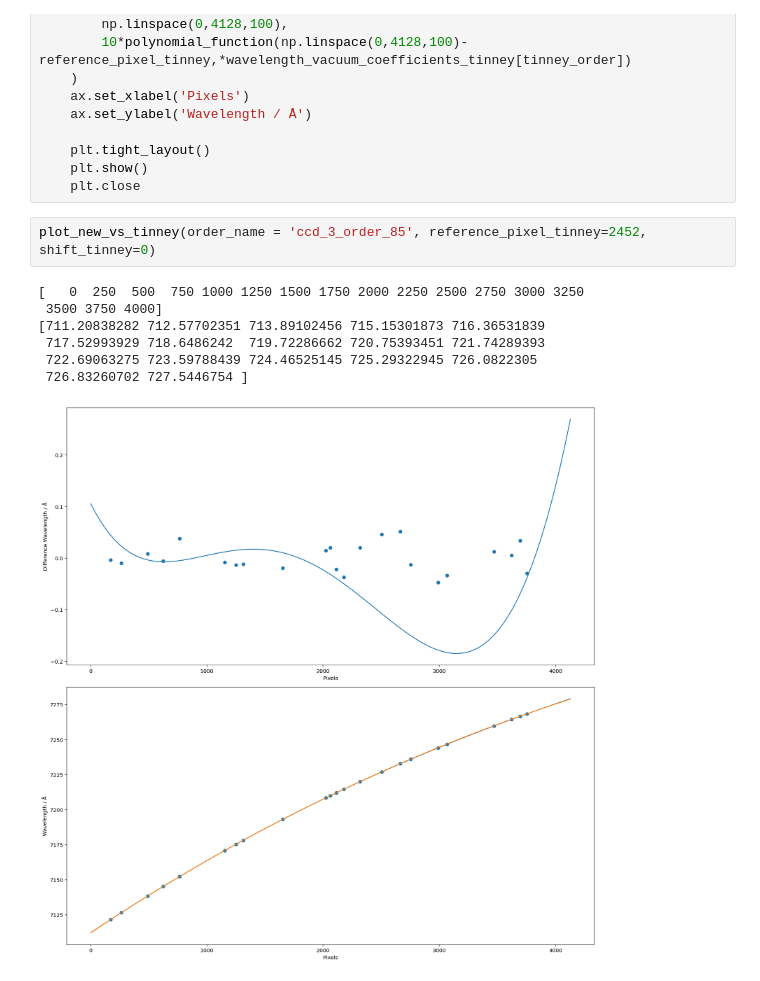
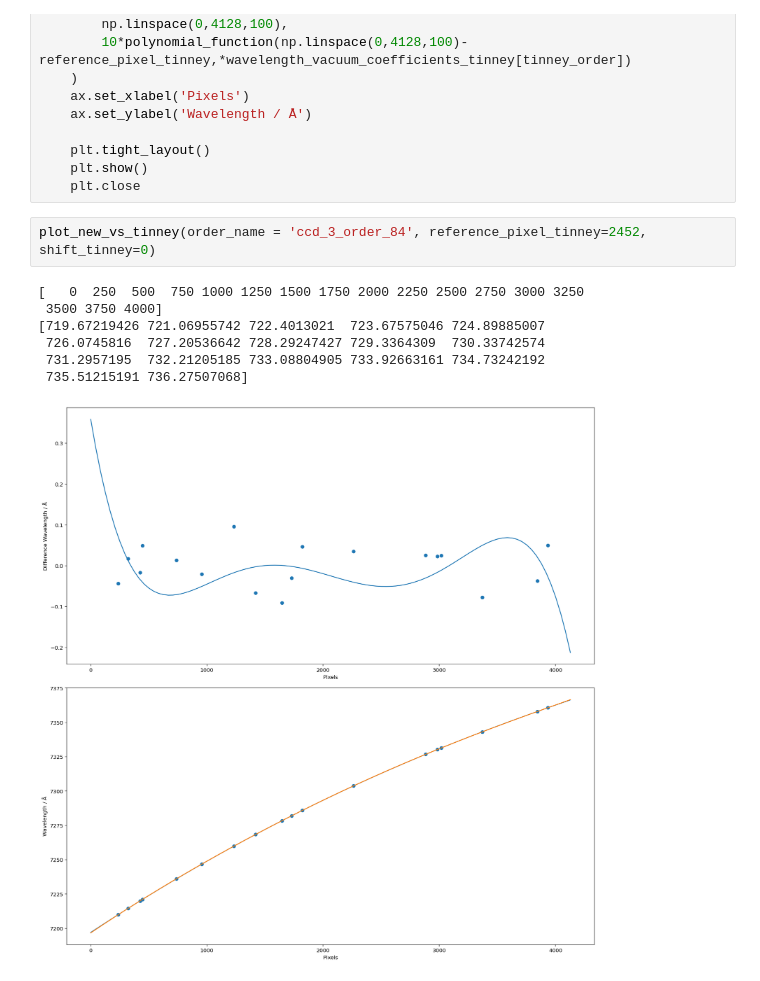
Before and after one commit to svenbuder/velocereduction, a Jupyter notebook: VeloceReduction/veloce_reference_data/thxe_pixels_and_positions/test_pixel_wavelength_mapping.ipynb, the cells around one changed output. Drawn from its saved outputs; the diff is of its cells as text.

Commit message:
ccd 3 order 84

```diff
--- a/VeloceReduction/veloce_reference_data/thxe_pixels_and_positions/test_pixel_wavelength_mapping.ipynb
+++ b/VeloceReduction/veloce_reference_data/thxe_pixels_and_positions/test_pixel_wavelength_mapping.ipynb
@@ -102,12 +102,12 @@ def plot_new_vs_tinney(order_name, reference_pixel_tinney = 2450, shift_tinney =
     plt.show()
     plt.close
 # %%
-plot_new_vs_tinney(order_name = 'ccd_3_order_85', reference_pixel_tinney=2452, shift_tinney=0)
+plot_new_vs_tinney(order_name = 'ccd_3_order_84', reference_pixel_tinney=2452, shift_tinney=0)
 # %% [output]
 [   0  250  500  750 1000 1250 1500 1750 2000 2250 2500 2750 3000 3250
  3500 3750 4000]
-[711.20838282 712.57702351 713.89102456 715.15301873 716.36531839
- 717.52993929 718.6486242  719.72286662 720.75393451 721.74289393
- 722.69063275 723.59788439 724.46525145 725.29322945 726.0822305
- 726.83260702 727.5446754 ]
+[719.67219426 721.06955742 722.4013021  723.67575046 724.89885007
+ 726.0745816  727.20536642 728.29247427 729.3364309  730.33742574
+ 731.2957195  732.21205185 733.08804905 733.92663161 734.73242192
+ 735.51215191 736.27507068]
-[figure, old version]
+[figure, new version]
```
Also changed, not shown: 1 other file.
